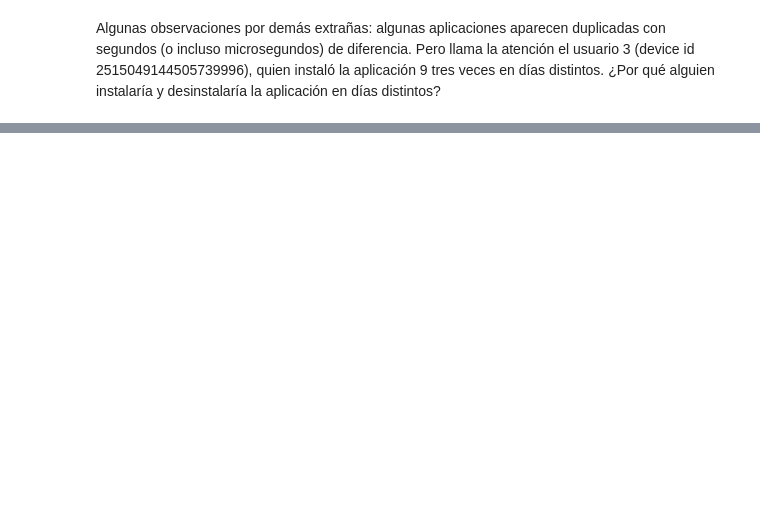
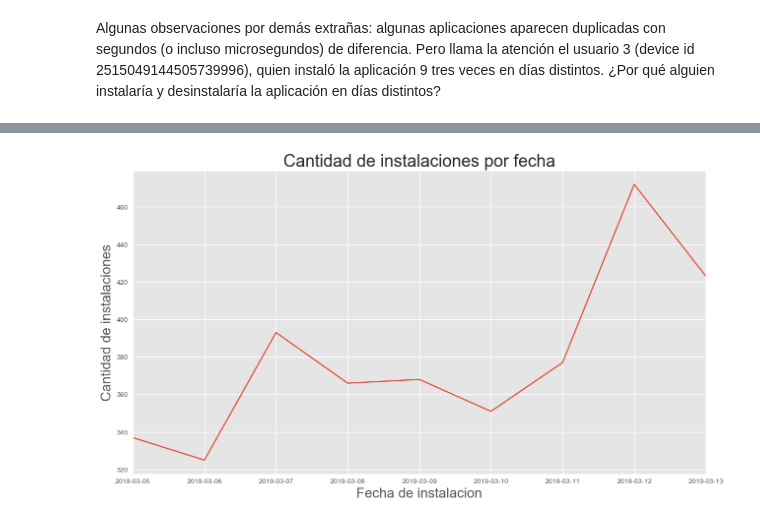
Before and after one commit to LucasCatolino/Organizacion-de-Datos, a Jupyter notebook: Carga de subastas y eventos.ipynb, the cells around one changed output, grey strips where cells are left out. Saved outputs shown, nothing was run; the diff lists cells and outputs as text; code cells hidden in the pictures; blank space fills up the shorter version.

```diff
--- a/Carga de subastas y eventos.ipynb
+++ b/Carga de subastas y eventos.ipynb
@@ -143,0 +209,13 @@ Algunas observaciones por demás extrañas: algunas aplicaciones aparecen duplic
+# %%
+instalaciones['sumandoFechas']= pd.to_datetime(instalaciones['created']).dt.date.map(lambda x: 1)
+fechasInstalaciones= instalaciones.groupby(pd.to_datetime(instalaciones['created']).dt.date)['sumandoFechas'].sum()
+del instalaciones['sumandoFechas']
+# %%
+grafico= fechasInstalaciones.plot.line()
+grafico.set_xlabel("Fecha de instalacion", fontsize=20)
+grafico.set_ylabel("Cantidad de instalaciones", fontsize=20)
+grafico.set_title("Cantidad de instalaciones por fecha", fontsize=25)
+
+plt.show()
+# %% [output]
+[figure, added]
```
Also changed, not shown: parts of 11 cells of this notebook.
